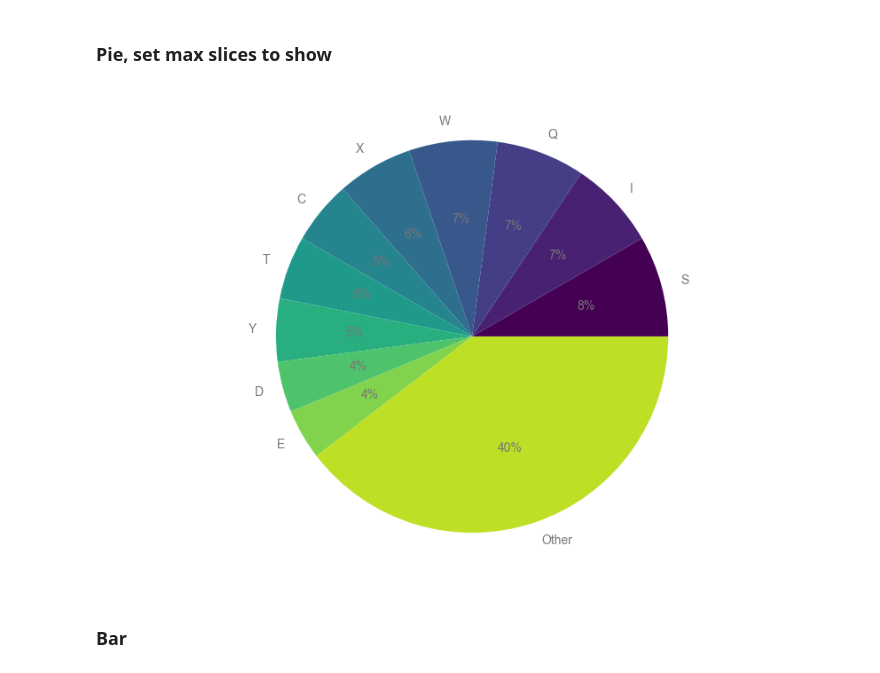
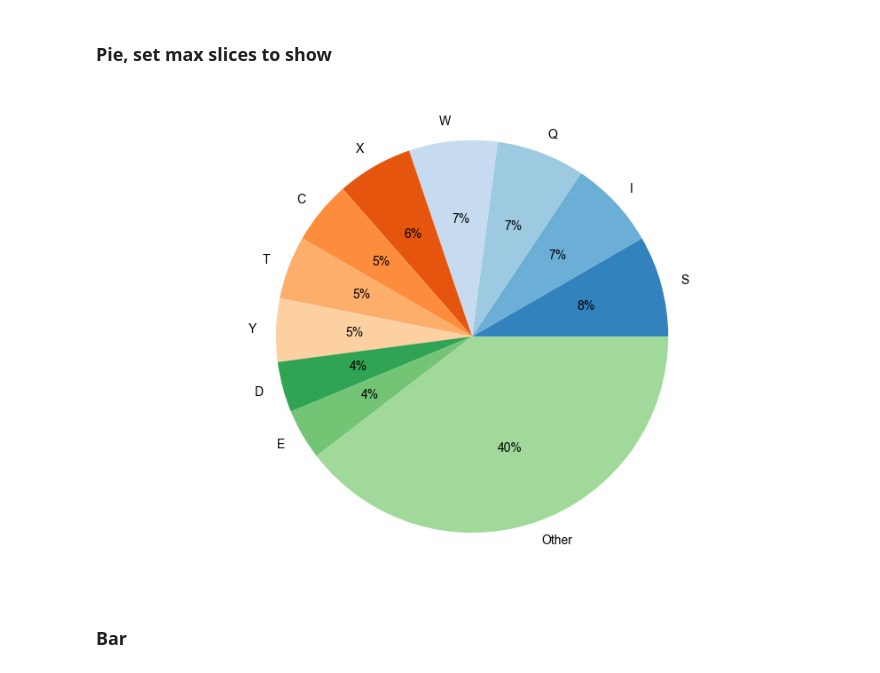
Before and after one commit to jhagelback/customized_chart, a Jupyter notebook: Examples.ipynb, the cells around one changed output. Drawn from its saved outputs; the diff is of its cells as text; code cells hidden in the pictures.

```diff
--- a/Examples.ipynb
+++ b/Examples.ipynb
@@ -82,13 +82,13 @@ pie_chart(letters, opts={
 # %%
 pie_chart(letters, opts={
     "show_counts": False,
     "cmap": "viridis",
     "percent_format": "pct-0",
-    "label_color": "#777",
     "max_slices": 10,
+    "cmap": "tab20c"
 })
 # %% [output]
-[figure, old version]
+[figure, new version]
 # %% [markdown]
 ### Bar
 # %%
```
